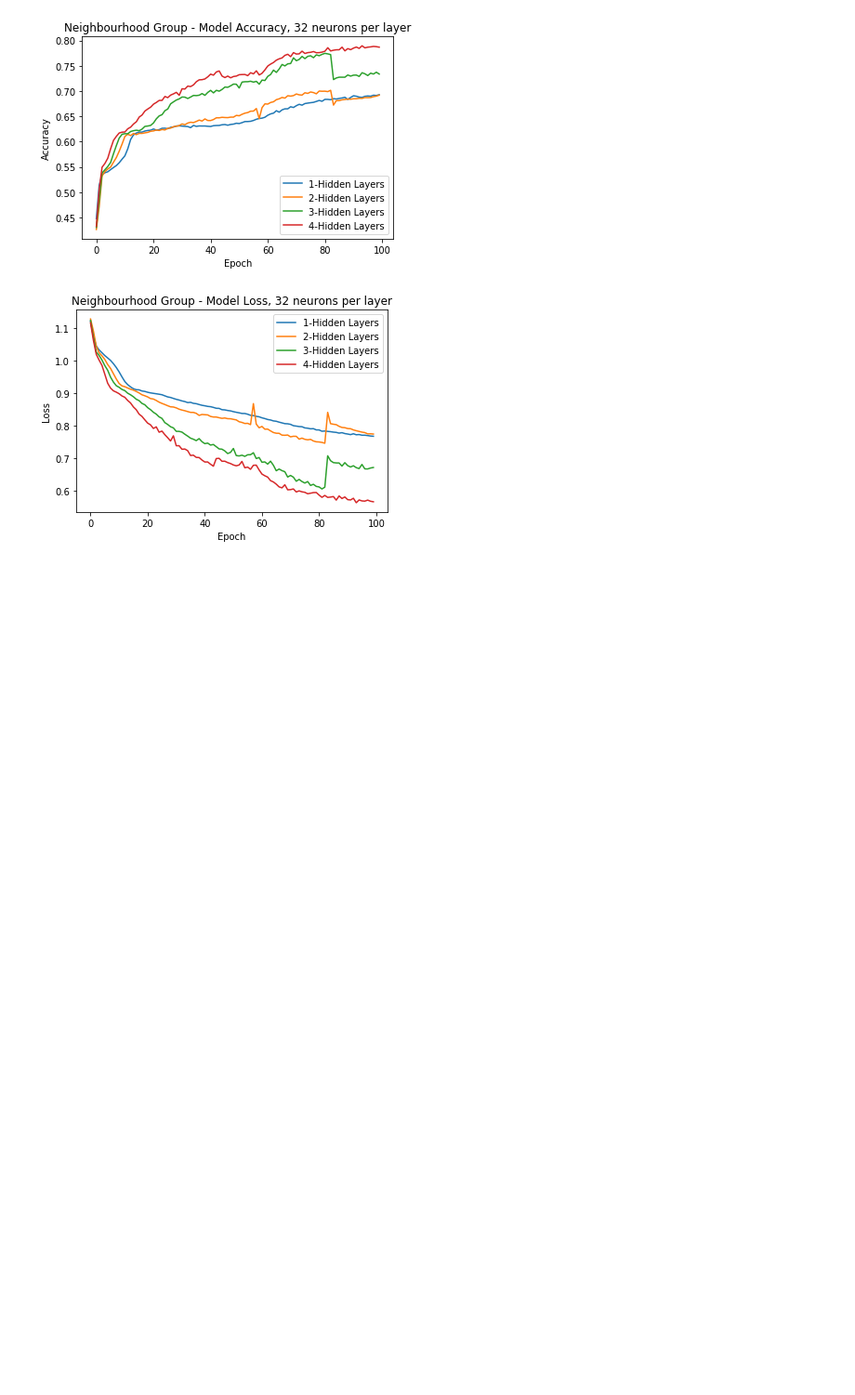
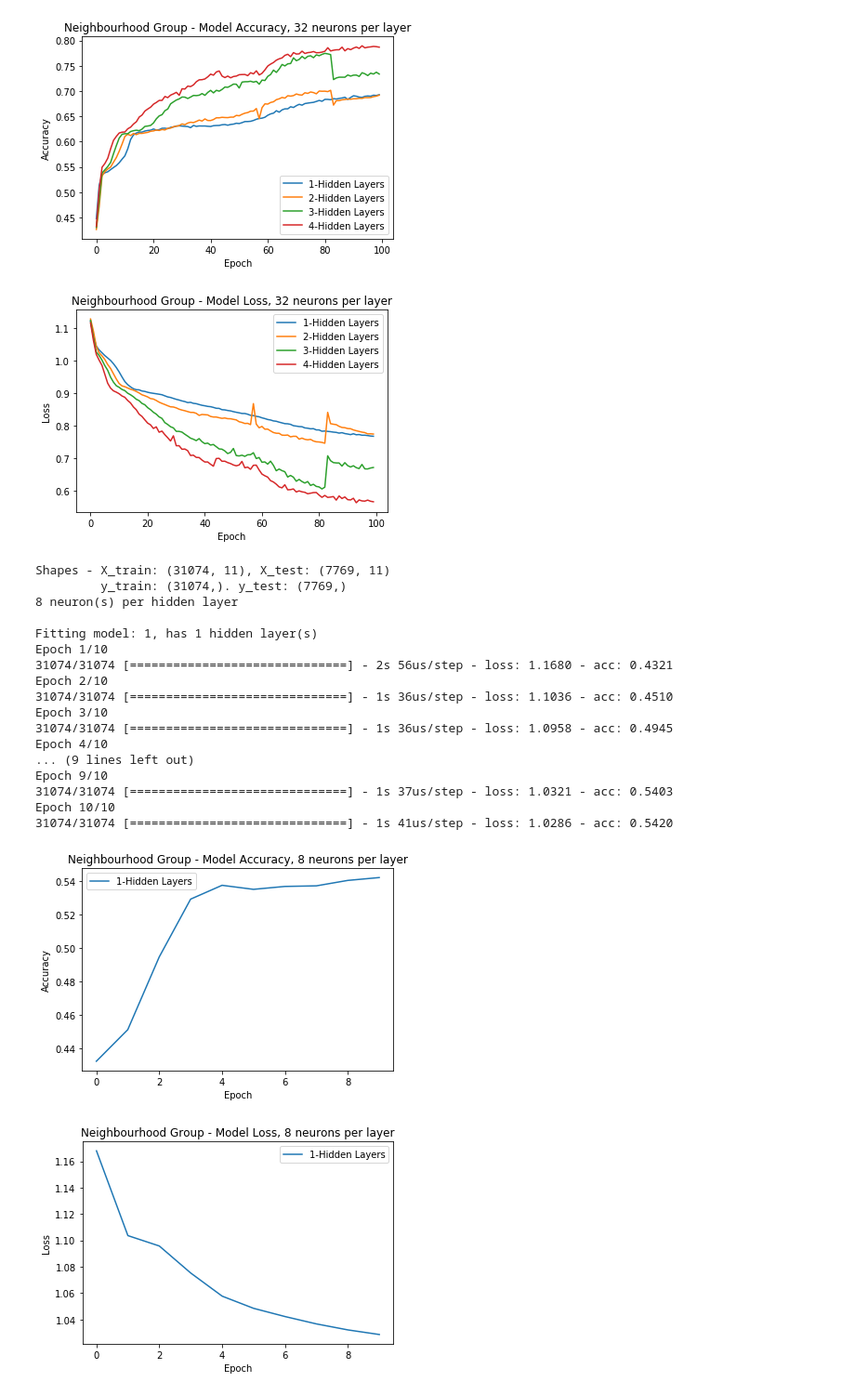
Before and after one commit to hsayedi/CS235-Data-Mining, a Jupyter notebook: Neural_Network.ipynb, the cells around one changed output. Shown: that part at 93% size. Saved outputs shown, nothing was run; the diff lists cells and outputs as text; code cells hidden in the pictures; blank space fills up the shorter version.

Commit message:
Fix gen_graphs

```diff
--- a/Neural_Network.ipynb
+++ b/Neural_Network.ipynb
@@ -319,12 +321,34 @@ Fitting model: 4, has 4 hidden layer(s)
 [figure]
 # %%
 def gen_graphs(file, target='neighbourhood_group', output_dim=5, epochs=100, list_of_neurons=[8, 16, 32], loss_func='sparse_categorical_crossentropy',
-               optimizer_param='adam', output_activation='softmax', save=False, verbose=1):
+               optimizer_param='adam', output_activation='softmax', save=False, verbose=1, feature_name="Neighbourhood Group", n_models=4):
 
     X_train, X_test, y_train, y_test = process_data(target=target)
 
     for i in list_of_neurons:
         models, histories = test_models(X_train, X_test, y_train, y_test, output_dim, epochs=epochs, neurons=i, loss_func=loss_func, optimizer_param=optimizer_param,
-                    output_activation=output_activation, verbose=verbose)
+                    output_activation=output_activation, verbose=verbose, n_models=len(list_of_neurons))
 
-        plot_histories(histories, i, "Price", save=save)
+        plot_histories(histories, i, feature_name, save=save)
+# %%
+gen_graphs("data/new-york-city-airbnb-open-data/AB_NYC_2019.csv", list_of_neurons=[8], epochs=10)
+# %% [output]
+Shapes - X_train: (31074, 11), X_test: (7769, 11)
+         y_train: (31074,). y_test: (7769,)
+8 neuron(s) per hidden layer
+
+Fitting model: 1, has 1 hidden layer(s)
+Epoch 1/10
+31074/31074 [==============================] - 2s 56us/step - loss: 1.1680 - acc: 0.4321
+Epoch 2/10
+31074/31074 [==============================] - 1s 36us/step - loss: 1.1036 - acc: 0.4510
+Epoch 3/10
+31074/31074 [==============================] - 1s 36us/step - loss: 1.0958 - acc: 0.4945
+Epoch 4/10
+... (9 lines left out)
+Epoch 9/10
+31074/31074 [==============================] - 1s 37us/step - loss: 1.0321 - acc: 0.5403
+Epoch 10/10
+31074/31074 [==============================] - 1s 41us/step - loss: 1.0286 - acc: 0.5420
+[figure, added]
+[figure, added]
```
Also changed, not shown: parts of 1 cell of this notebook, 1 other file.
